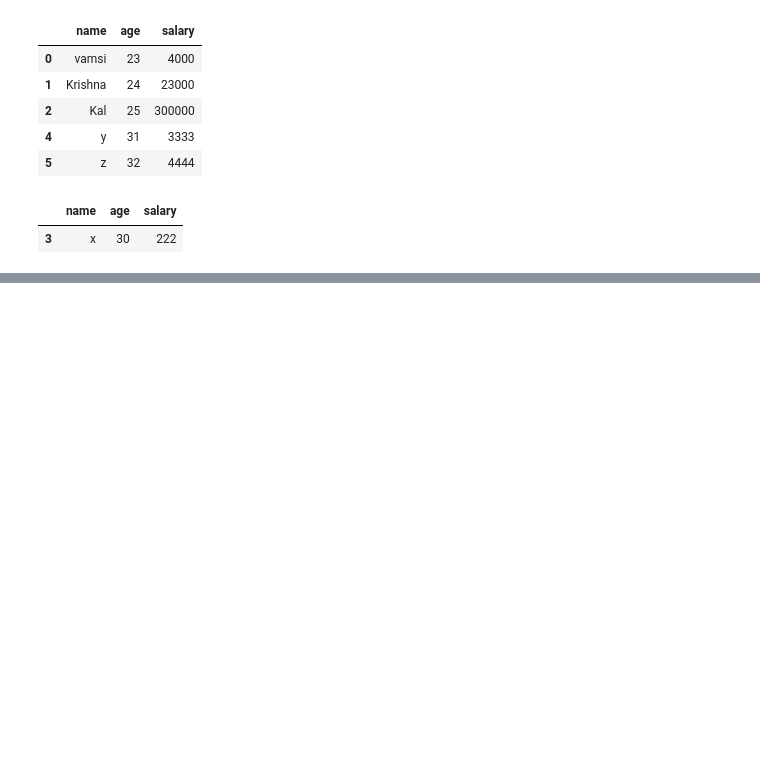
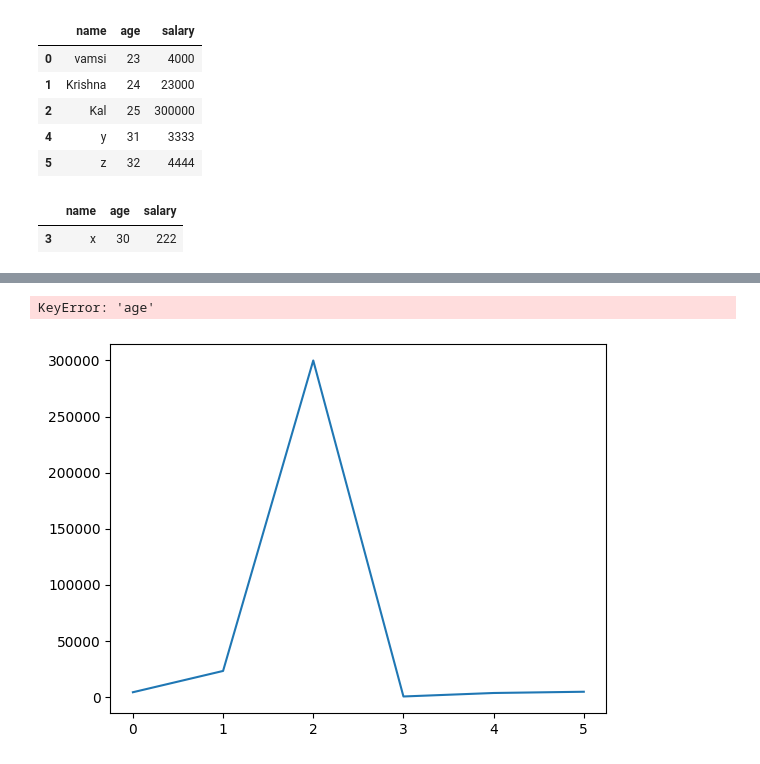
Before and after one commit to vamsi-krishna999/cool-poet, a Jupyter notebook: PANDAS.ipynb, the cells around one changed output, grey strips where cells are left out. Drawn from its saved outputs; the diff is of its cells as text; code cells hidden in the pictures; blank space fills up the shorter version.

```diff
--- a/PANDAS.ipynb
+++ b/PANDAS.ipynb
@@ -245,0 +451,11 @@ df[df['name']=='x']
+# %%
+plt.plot(df['salary'],label='salary')
+plt.plot(df['age'],label='age')
+plt.title("AGE AND SALARY")
+plt.xlabel("Indexes")
+plt.ylabel("Values")
+
+plt.show()
+# %% [output]
+KeyError: 'age'
+[figure, added]
```
Also changed, not shown: parts of 20 cells of this notebook.
